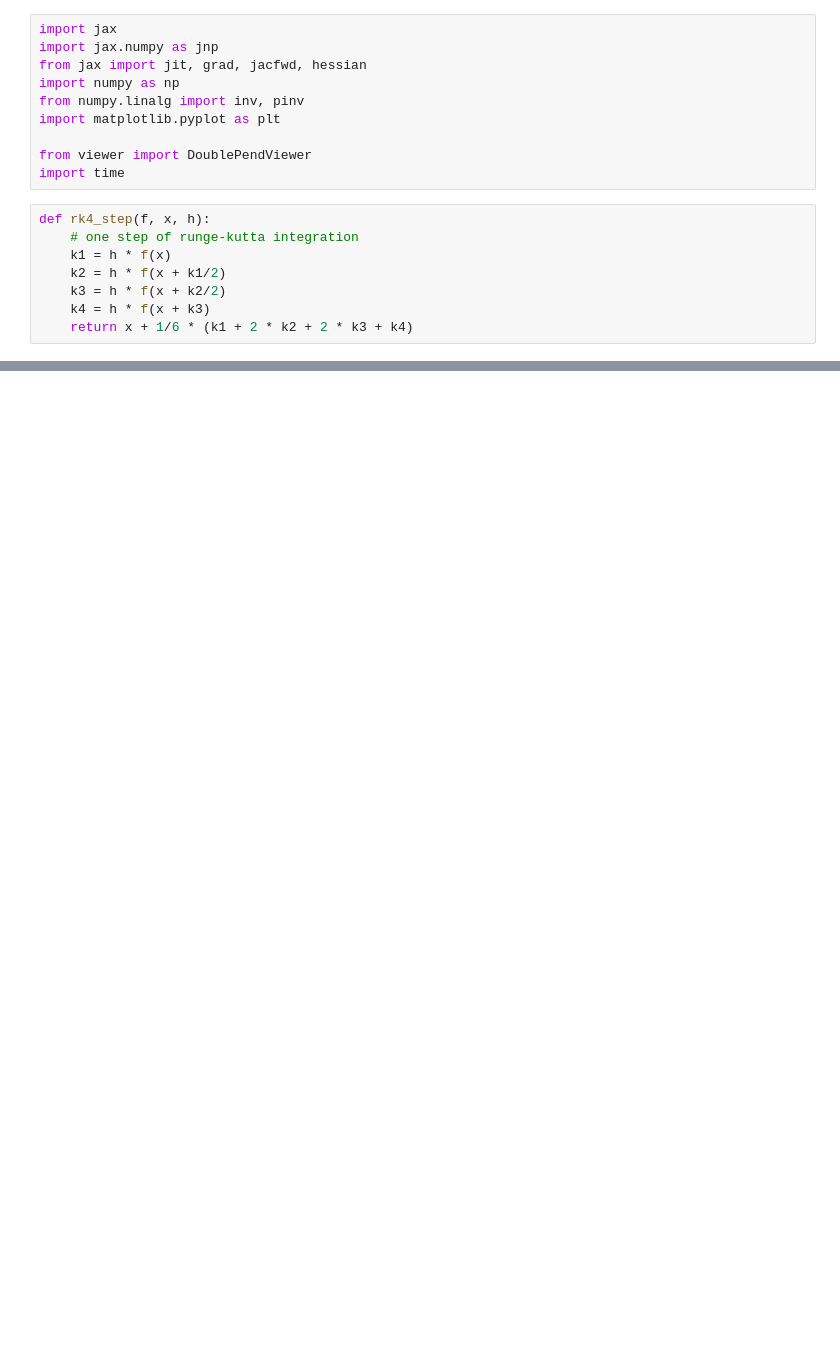
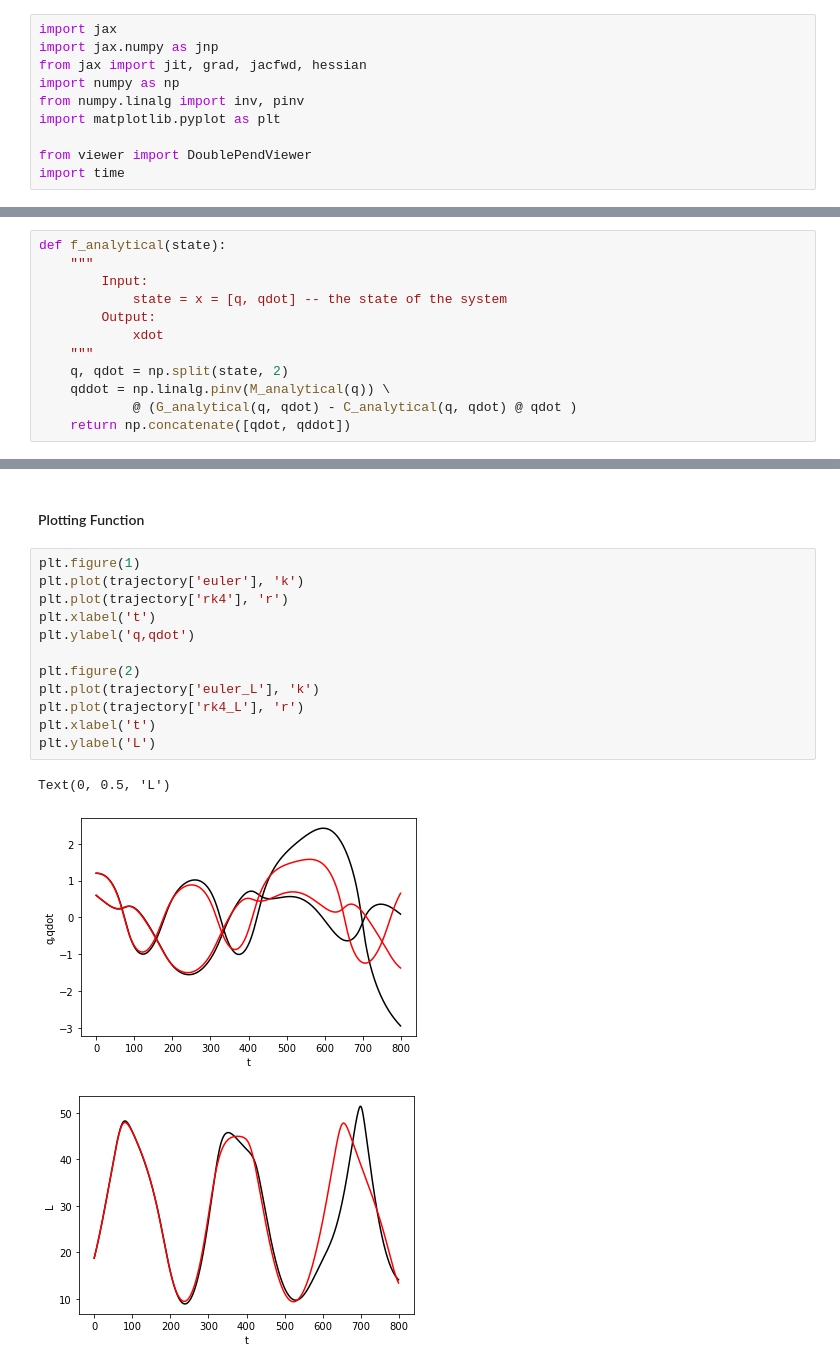
Before and after one commit to ialab-yale/robot_fundamentals, a Jupyter notebook: examples/locomotion/double_pend.ipynb, the cells around one changed output, grey strips where cells are left out. Saved outputs shown, nothing was run; the diff lists cells and outputs as text; blank space fills up the shorter version.

```diff
--- a/examples/locomotion/double_pend.ipynb
+++ b/examples/locomotion/double_pend.ipynb
@@ -8,11 +8,3 @@ import matplotlib.pyplot as plt
 
 from viewer import DoublePendViewer
 import time
-# %%
-def rk4_step(f, x, h):
-    # one step of runge-kutta integration
-    k1 = h * f(x)
-    k2 = h * f(x + k1/2)
-    k3 = h * f(x + k2/2)
-    k4 = h * f(x + k3)
-    return x + 1/6 * (k1 + 2 * k2 + 2 * k3 + k4)
@@ -202,0 +143,12 @@ plt.plot(jax.vmap(p2)(jnp.array(trajectory['derived'])[:,:2]))
+# %%
+def f_analytical(state):
+    """
+        Input:
+            state = x = [q, qdot] -- the state of the system
+        Output:
+            xdot
+    """
+    q, qdot = np.split(state, 2)
+    qddot = np.linalg.pinv(M_analytical(q)) \
+            @ (G_analytical(q, qdot) - C_analytical(q, qdot) @ qdot )
+    return np.concatenate([qdot, qddot])
@@ -202,0 +194,18 @@ plt.plot(jax.vmap(p2)(jnp.array(trajectory['derived'])[:,:2]))
+# %% [markdown]
+#### Plotting Function
+# %%
+plt.figure(1)
+plt.plot(trajectory['euler'], 'k')
+plt.plot(trajectory['rk4'], 'r')
+plt.xlabel('t')
+plt.ylabel('q,qdot')
+
+plt.figure(2)
+plt.plot(trajectory['euler_L'], 'k')
+plt.plot(trajectory['rk4_L'], 'r')
+plt.xlabel('t')
+plt.ylabel('L')
+# %% [output]
+Text(0, 0.5, 'L')
+[figure, added]
+[figure, added]
```
Also changed, not shown: parts of 48 cells of this notebook, 5 other files.
